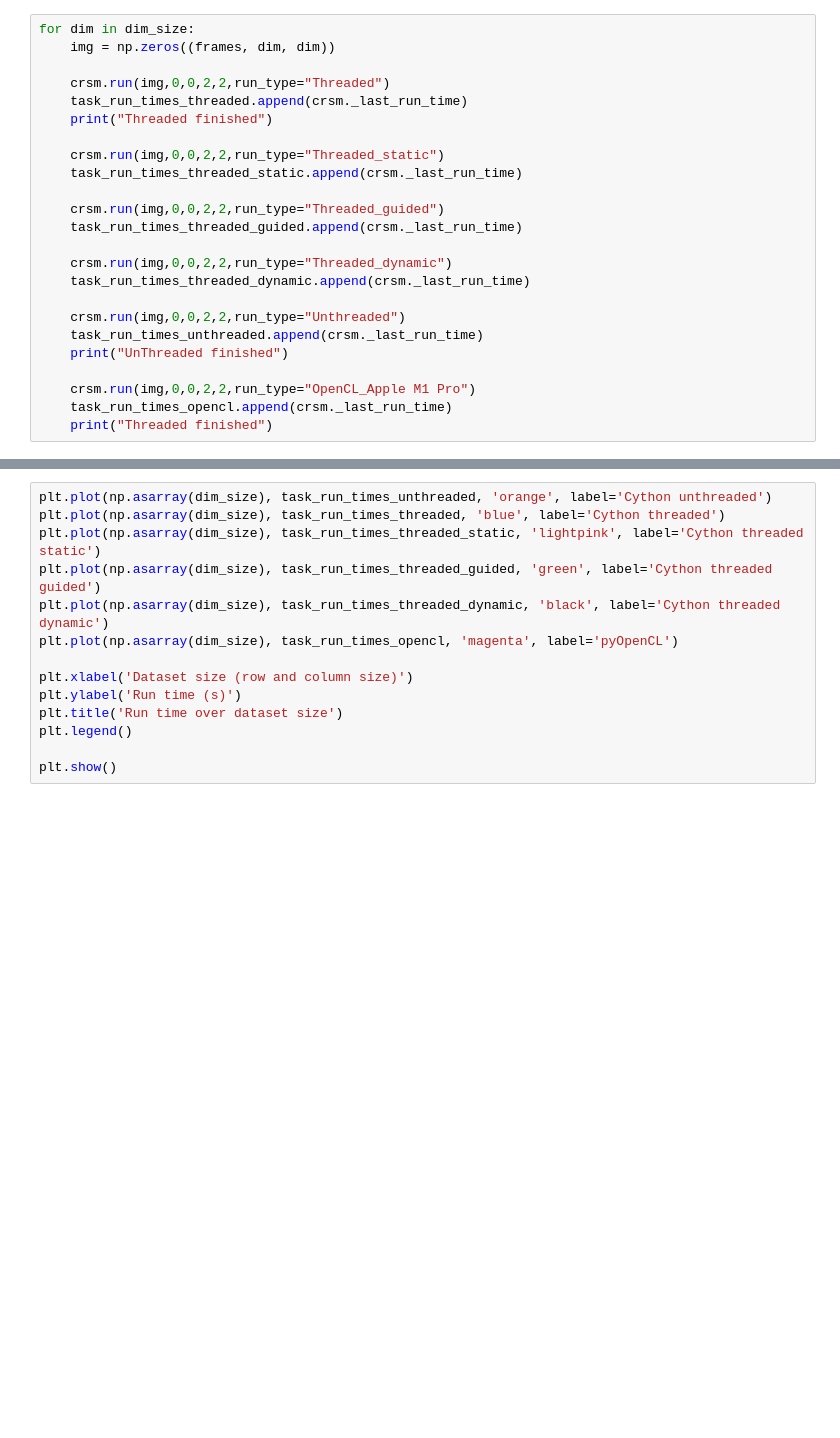
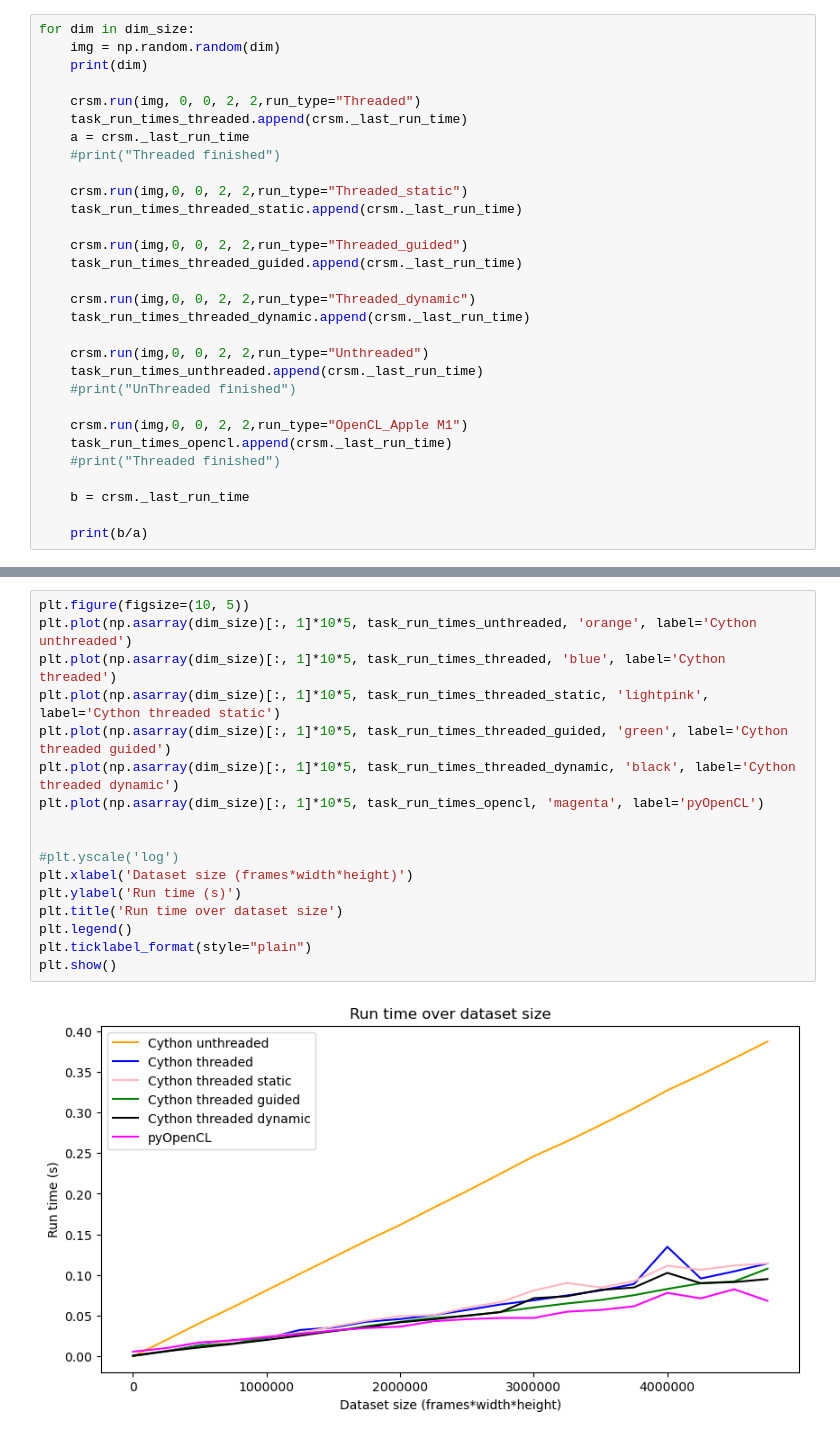
Before and after one commit to HenriquesLab/NanoPyx, a Jupyter notebook: notebooks/Run_times_data.ipynb, the cells around one changed output, grey strips where cells are left out. Cells and saved outputs as stored; diff of their text form; blank space fills up the shorter version.

Commit message:
updated run times notebook

```diff
--- a/notebooks/Run_times_data.ipynb
+++ b/notebooks/Run_times_data.ipynb
@@ -17,24 +16,30 @@ frames = 2
 # %%
 for dim in dim_size:
-    img = np.zeros((frames, dim, dim))
+    img = np.random.random(dim)
+    print(dim)
 
-    crsm.run(img,0,0,2,2,run_type="Threaded")
+    crsm.run(img, 0, 0, 2, 2,run_type="Threaded")
     task_run_times_threaded.append(crsm._last_run_time)
-    print("Threaded finished")
+    a = crsm._last_run_time
+    #print("Threaded finished")
 
-    crsm.run(img,0,0,2,2,run_type="Threaded_static")
+    crsm.run(img,0, 0, 2, 2,run_type="Threaded_static")
     task_run_times_threaded_static.append(crsm._last_run_time)
 
-    crsm.run(img,0,0,2,2,run_type="Threaded_guided")
+    crsm.run(img,0, 0, 2, 2,run_type="Threaded_guided")
     task_run_times_threaded_guided.append(crsm._last_run_time)
 
-    crsm.run(img,0,0,2,2,run_type="Threaded_dynamic")
+    crsm.run(img,0, 0, 2, 2,run_type="Threaded_dynamic")
     task_run_times_threaded_dynamic.append(crsm._last_run_time)
 
-    crsm.run(img,0,0,2,2,run_type="Unthreaded")
+    crsm.run(img,0, 0, 2, 2,run_type="Unthreaded")
     task_run_times_unthreaded.append(crsm._last_run_time)
-    print("UnThreaded finished")
+    #print("UnThreaded finished")
 
-    crsm.run(img,0,0,2,2,run_type="OpenCL_Apple M1 Pro")
+    crsm.run(img,0, 0, 2, 2,run_type="OpenCL_Apple M1")
     task_run_times_opencl.append(crsm._last_run_time)
-    print("Threaded finished")
+    #print("Threaded finished")
+
+    b = crsm._last_run_time
+
+    print(b/a)
@@ -41,14 +64,19 @@ for dim in dim_size:
 # %%
-plt.plot(np.asarray(dim_size), task_run_times_unthreaded, 'orange', label='Cython unthreaded')
-plt.plot(np.asarray(dim_size), task_run_times_threaded, 'blue', label='Cython threaded')
-plt.plot(np.asarray(dim_size), task_run_times_threaded_static, 'lightpink', label='Cython threaded static')
-plt.plot(np.asarray(dim_size), task_run_times_threaded_guided, 'green', label='Cython threaded guided')
-plt.plot(np.asarray(dim_size), task_run_times_threaded_dynamic, 'black', label='Cython threaded dynamic')
-plt.plot(np.asarray(dim_size), task_run_times_opencl, 'magenta', label='pyOpenCL')
+plt.figure(figsize=(10, 5))
+plt.plot(np.asarray(dim_size)[:, 1]*10*5, task_run_times_unthreaded, 'orange', label='Cython unthreaded')
+plt.plot(np.asarray(dim_size)[:, 1]*10*5, task_run_times_threaded, 'blue', label='Cython threaded')
+plt.plot(np.asarray(dim_size)[:, 1]*10*5, task_run_times_threaded_static, 'lightpink', label='Cython threaded static')
+plt.plot(np.asarray(dim_size)[:, 1]*10*5, task_run_times_threaded_guided, 'green', label='Cython threaded guided')
+plt.plot(np.asarray(dim_size)[:, 1]*10*5, task_run_times_threaded_dynamic, 'black', label='Cython threaded dynamic')
+plt.plot(np.asarray(dim_size)[:, 1]*10*5, task_run_times_opencl, 'magenta', label='pyOpenCL')
 
-plt.xlabel('Dataset size (row and column size)')
+
+#plt.yscale('log')
+plt.xlabel('Dataset size (frames*width*height)')
 plt.ylabel('Run time (s)')
 plt.title('Run time over dataset size')
 plt.legend()
-
+plt.ticklabel_format(style="plain")
 plt.show()
+# %% [output]
+[figure, added]
```
Also changed, not shown: parts of 3 cells of this notebook.
